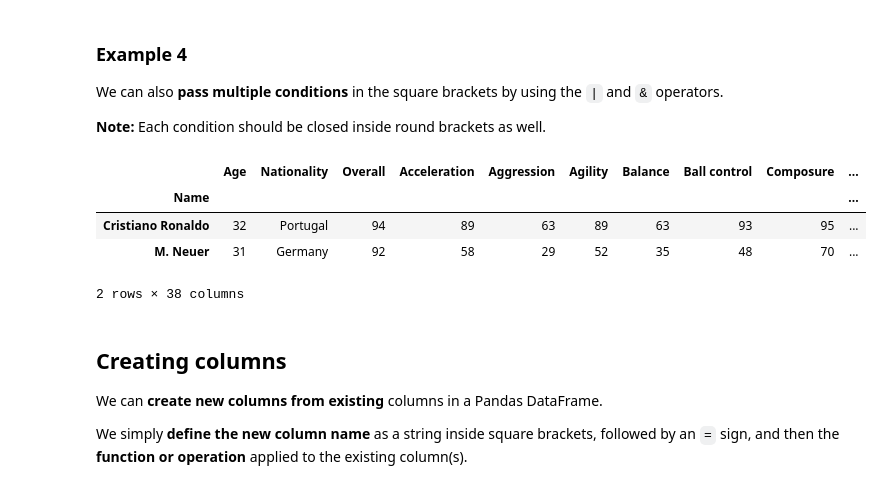
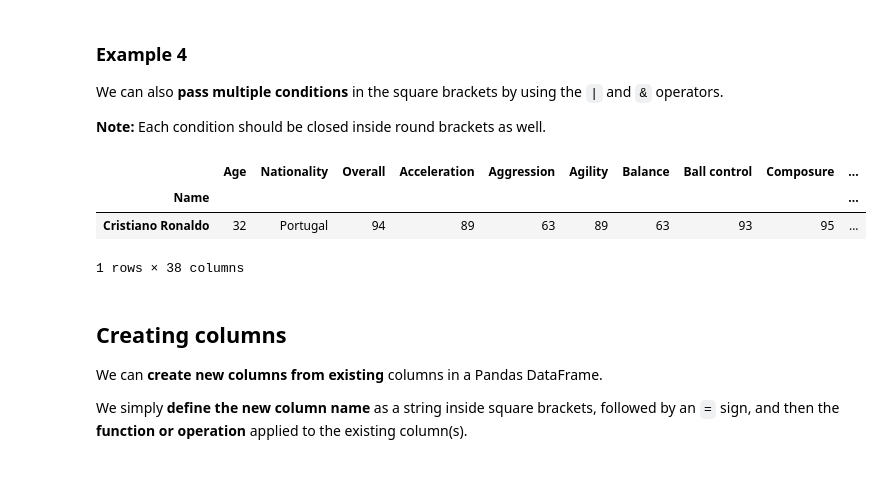
Before and after one commit to Kalungup/Learn-Python-with-Pascal, a Jupyter notebook: Working_With_Dataframes_examples (1).ipynb, the cells around one changed output. Saved outputs shown, nothing was run; the diff lists cells and outputs as text; code cells hidden in the pictures.

```diff
--- a/Working_With_Dataframes_examples (1).ipynb
+++ b/Working_With_Dataframes_examples (1).ipynb
@@ -166,13 +175,12 @@ We can also **pass multiple conditions** in the square brackets by using the `|`
 **Note:** Each condition should be closed inside round brackets as well.
 # %%
 # Filter on players older than 30 and overall rating greater than 90.
-df[(df['Age'] > 30) & (df['Overall'] > 90)]
+df[(df['Age'] > 31) & (df['Overall'] > 90)]
 # %% [output]
 |  | Age | Nationality | Overall | Acceleration | Aggression | Agility | Balance | Ball control | Composure | ... |
 | Name |  |  |  |  |  |  |  |  |  | ... |
 | Cristiano Ronaldo | 32 | Portugal | 94 | 89 | 63 | 89 | 63 | 93 | 95 | ... |
-| M. Neuer | 31 | Germany | 92 | 58 | 29 | 52 | 35 | 48 | 70 | ... |
-2 rows × 38 columns
+1 rows × 38 columns
 # %% [markdown]
 ## Creating columns
 
```
Also changed, not shown: parts of 22 cells of this notebook, 17 other files.
